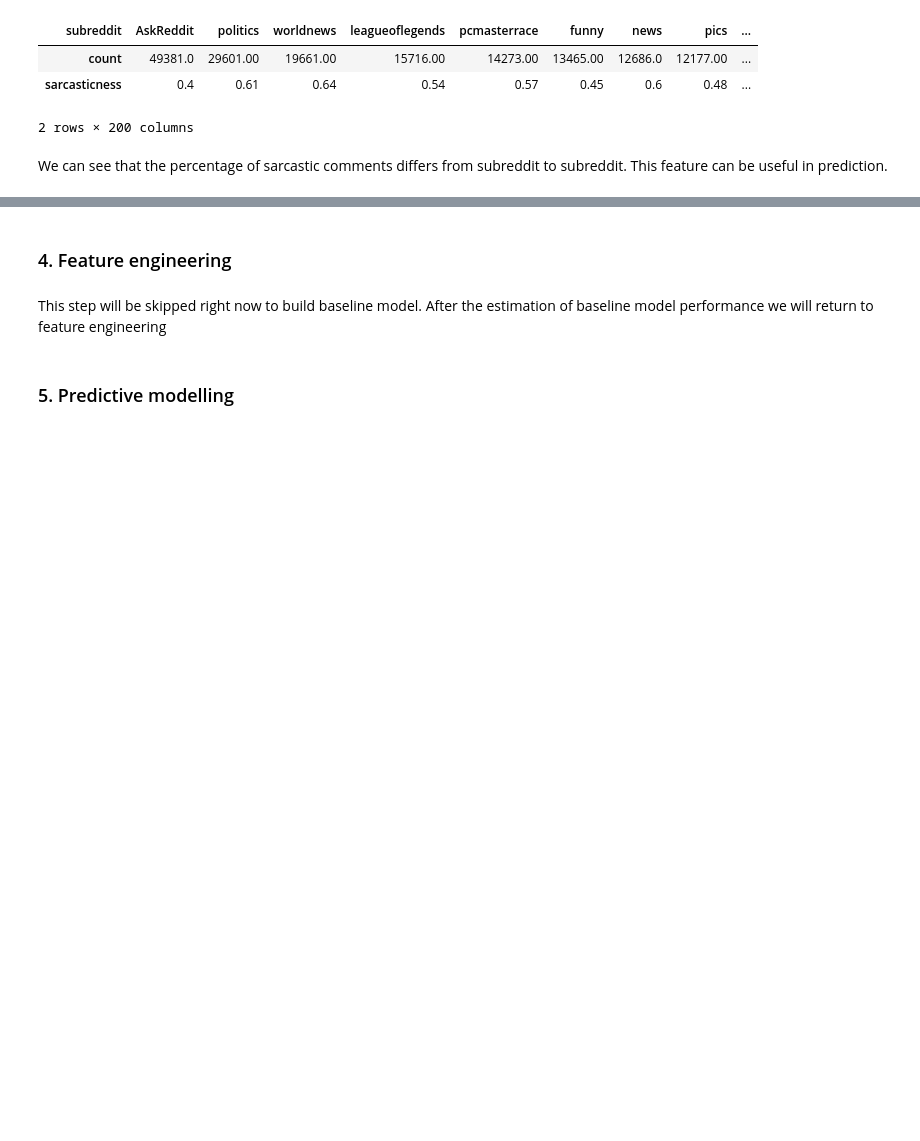
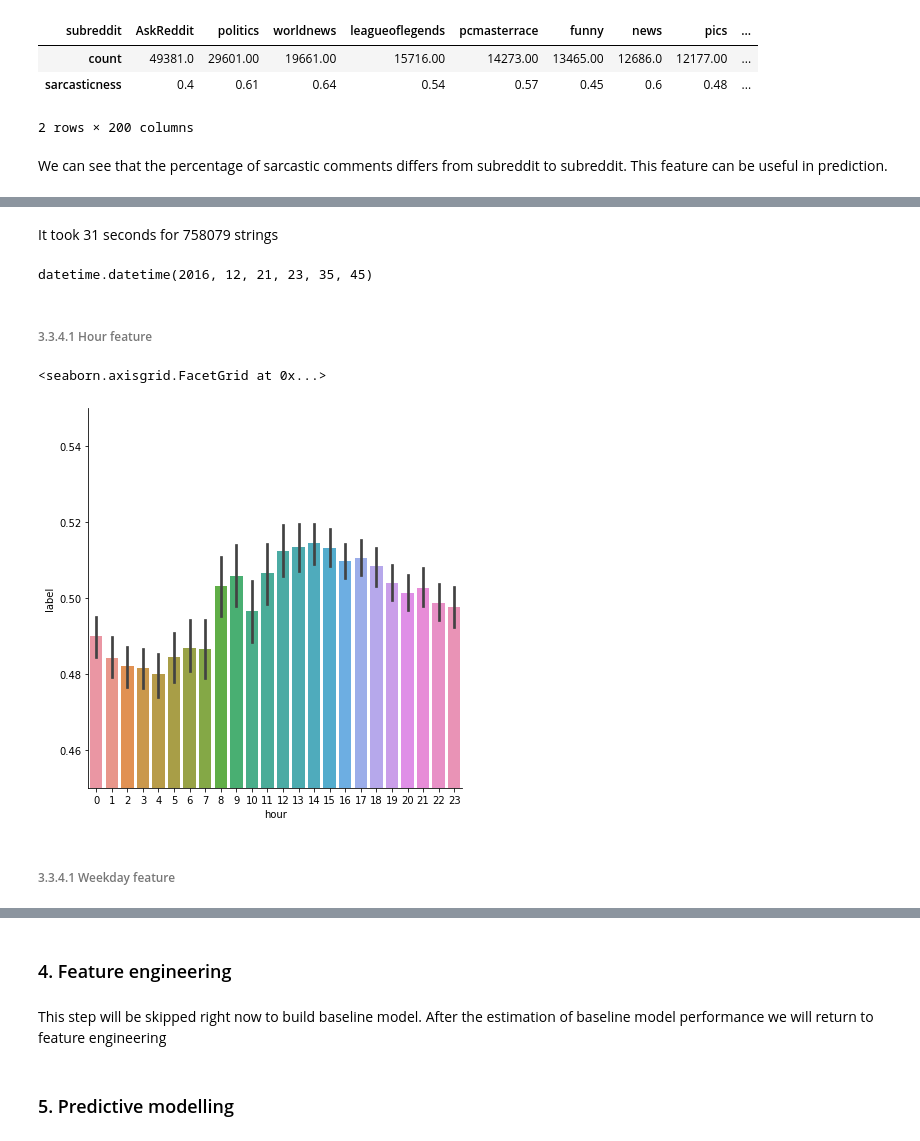
Before and after one commit to Extremesarova/experiments, a Jupyter notebook: ods_mlcourse_ai/topic4_linear_models/a4-demo-sarcasm-detection-with-logit.ipynb, the cells around one changed output, grey strips where cells are left out. Cells and saved outputs as stored; diff of their text form; code cells hidden in the pictures; blank space fills up the shorter version.

```diff
--- a/ods_mlcourse_ai/topic4_linear_models/a4-demo-sarcasm-detection-with-logit.ipynb
+++ b/ods_mlcourse_ai/topic4_linear_models/a4-demo-sarcasm-detection-with-logit.ipynb
@@ -73,7 +75,7 @@ Name: label, dtype: int64
 # %% [markdown]
 We split data into training and validation parts.
 # %%
-train_texts, valid_texts, y_train, y_valid = train_test_split(train_df, train_df['label'], random_state=SEED)
+train, valid, y_train, y_valid = train_test_split(train_df, train_df['label'], random_state=SEED)
 # %% [markdown]
 # EDA
 # %% [markdown]
@@ -243,5 +245,5 @@ train_texts.describe()
 # %% [markdown]
 Let's add new variable which will denote the length of the comment
 # %%
-train_texts['length'] = [len(comment.split()) for comment in train_texts['comment']]
+train['length'] = [len(comment.split()) for comment in train['comment']]
 # %%
@@ -352,0 +397,2 @@ This feature can be useful in prediction.
+# %%
+dt = [datetime.strptime(dt, '%Y-%m-%d %H:%M:%S') for dt in tqdm(train['created_utc'].values)]
@@ -352,0 +403,18 @@ This feature can be useful in prediction.
+# %% [markdown]
+It took 31 seconds for 758079 strings
+# %%
+dt[0]
+# %% [output]
+datetime.datetime(2016, 12, 21, 23, 35, 45)
+# %% [markdown]
+###### 3.3.4.1 Hour feature
+# %%
+train['hour'] = [dt_i.hour for dt_i in dt]
+# %%
+g = sns.catplot(x="hour", y="label", data=train, kind="bar", height=6)
+g.set(ylim=(0.45, 0.55))
+# %% [output]
+<seaborn.axisgrid.FacetGrid at 0x...>
+[figure, added]
+# %% [markdown]
+###### 3.3.4.1 Weekday feature
```
Also changed, not shown: parts of 62 cells of this notebook.
